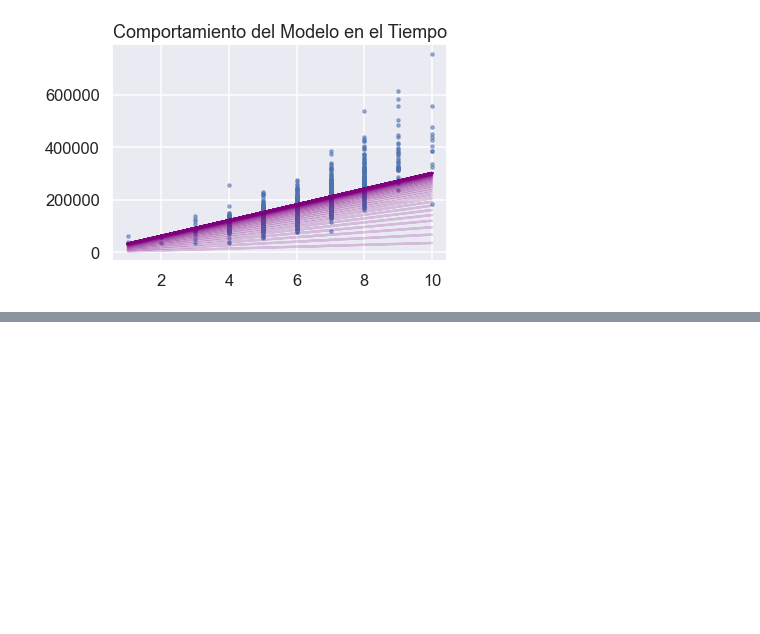
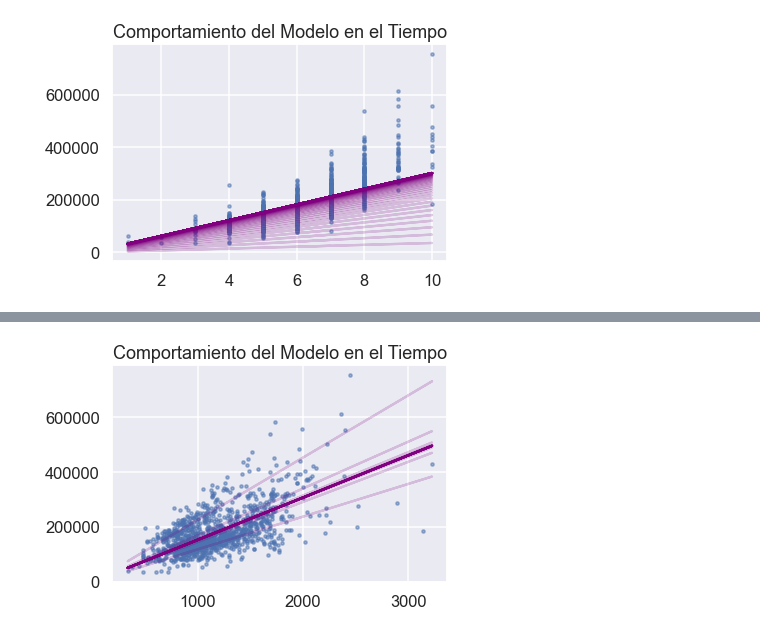
Before and after one commit to hdtahay99/project-final-python-data-science, a Jupyter notebook: dev-project.ipynb, the cells around one changed output, grey strips where cells are left out. Cells and saved outputs as stored; diff of their text form; code cells hidden in the pictures; blank space fills up the shorter version.

```diff
--- a/dev-project.ipynb
+++ b/dev-project.ipynb
@@ -258,0 +328,4 @@ git push
+# %%
+modelo2.draw_models_in_time(1)
+# %% [output]
+[figure, added]
```
Also changed, not shown: parts of 12 cells of this notebook.
